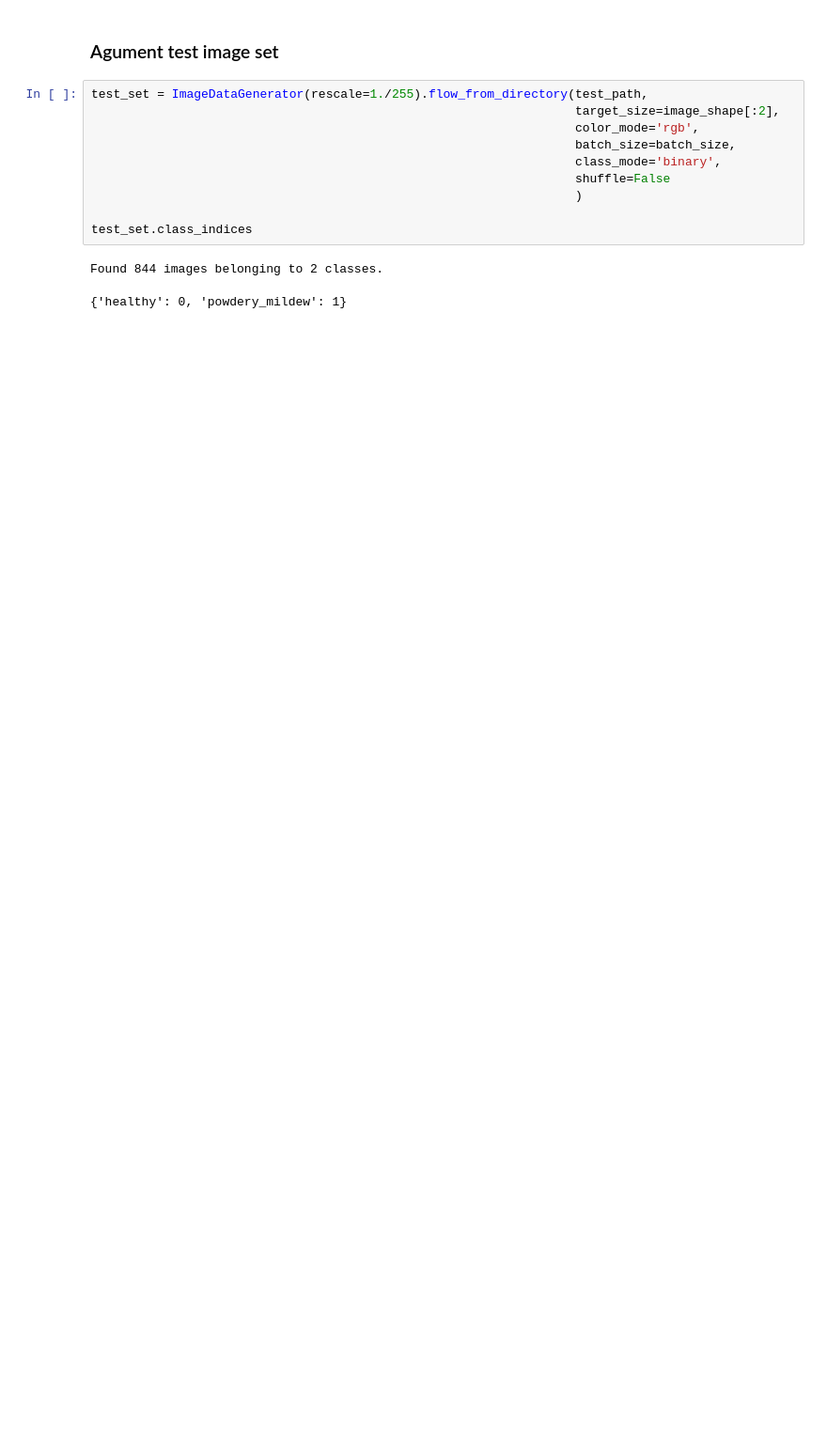
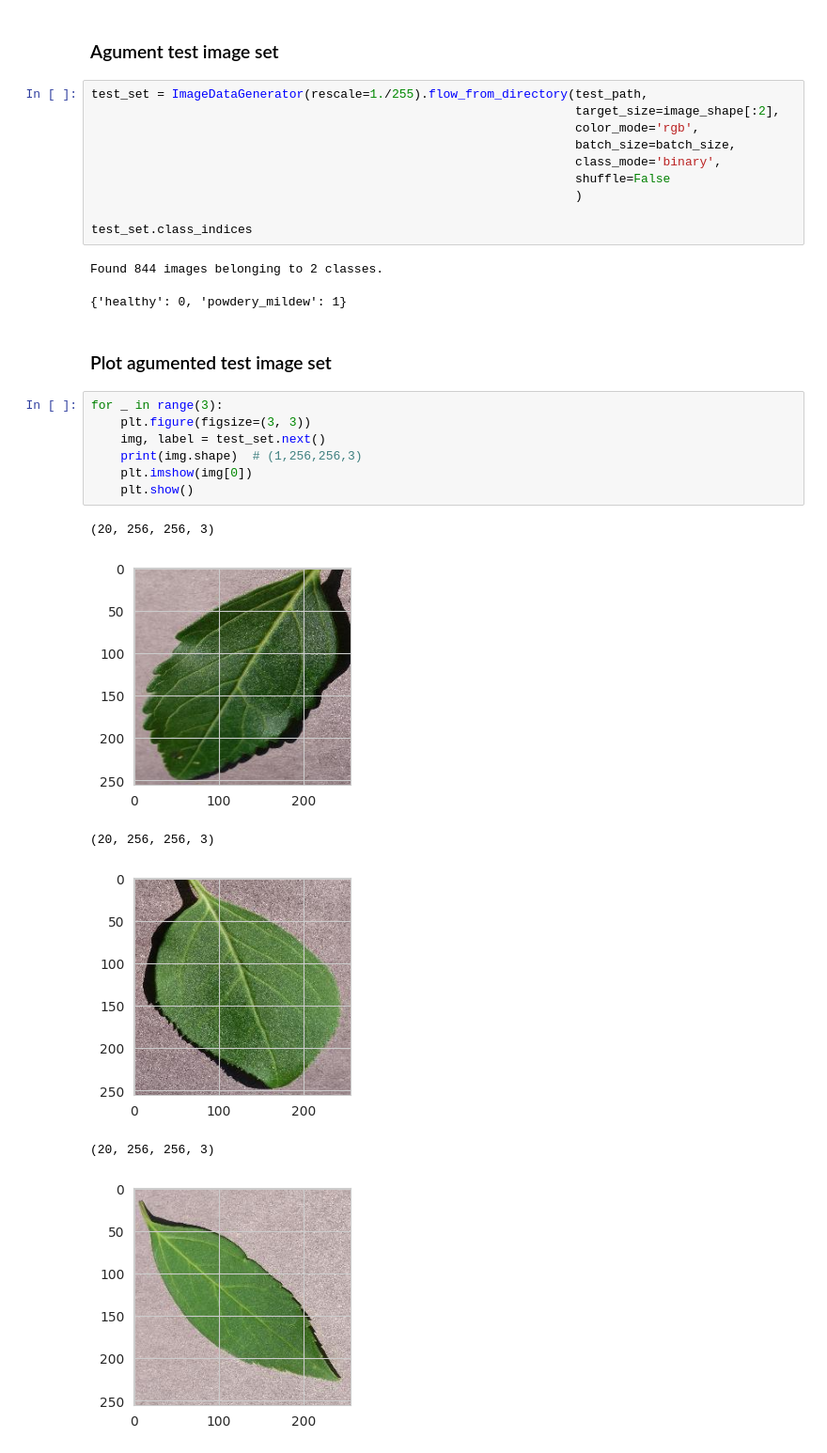
Before and after one commit to cla-cif/Cherry-Powdery-Mildew-Detector, a Jupyter notebook: jupyter_notebooks/ModellingEvaluating.ipynb, the cells around one changed output. Shown at 94% size. Saved outputs shown, nothing was run; the diff lists cells and outputs as text; blank space fills up the shorter version.

```diff
--- a/jupyter_notebooks/ModellingEvaluating.ipynb
+++ b/jupyter_notebooks/ModellingEvaluating.ipynb
@@ -194,3 +226,19 @@ test_set.class_indices
 # %% [output]
 Found 844 images belonging to 2 classes.
 {'healthy': 0, 'powdery_mildew': 1}
+# %% [markdown]
+### Plot agumented test image set
+# %%
+for _ in range(3):
+    plt.figure(figsize=(3, 3))
+    img, label = test_set.next()
+    print(img.shape)  # (1,256,256,3)
+    plt.imshow(img[0])
+    plt.show()
+# %% [output]
+(20, 256, 256, 3)
+[figure, added]
+(20, 256, 256, 3)
+[figure, added]
+(20, 256, 256, 3)
+[figure, added]
```
Also changed, not shown: parts of 6 cells of this notebook, 1 other file.
